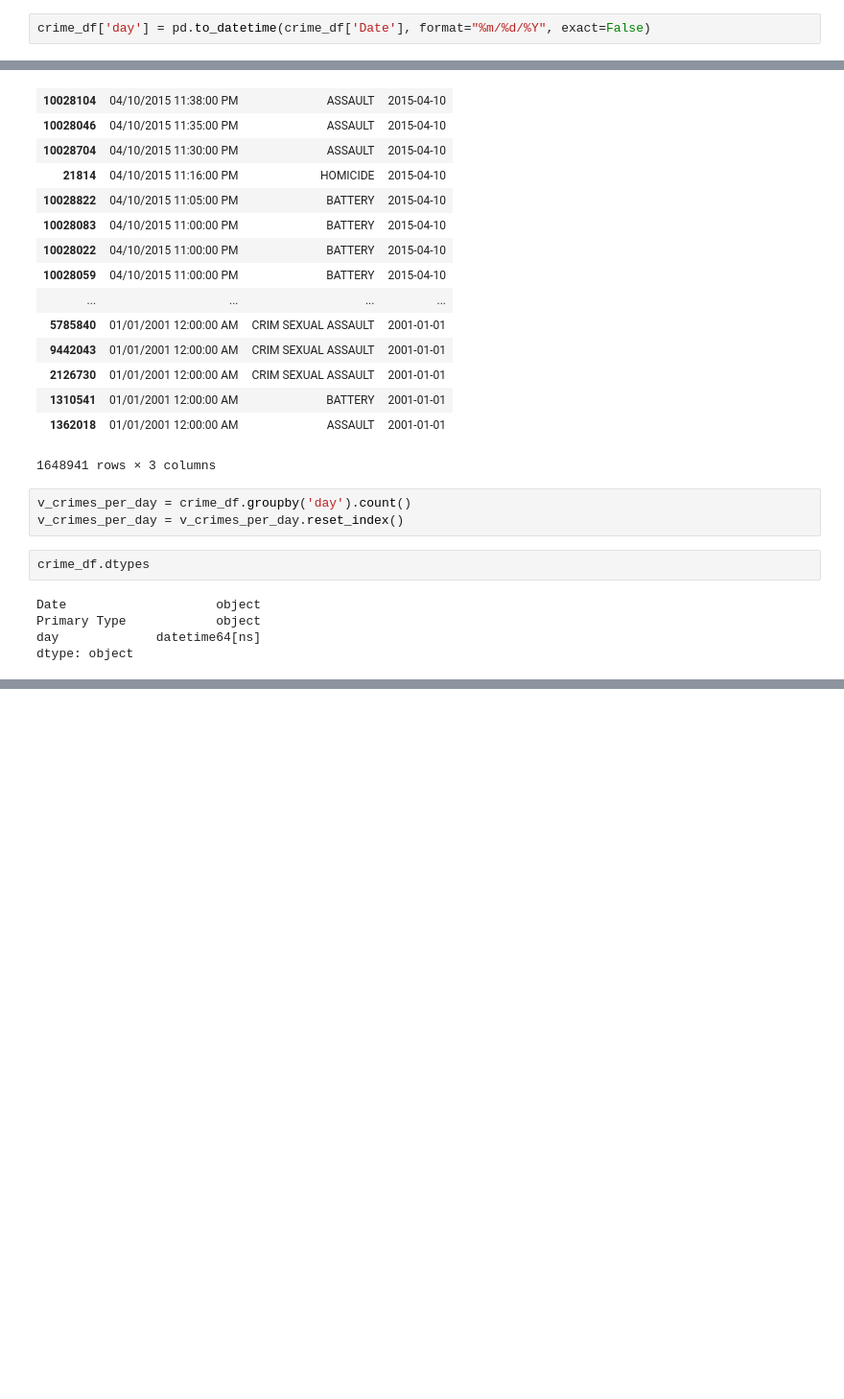
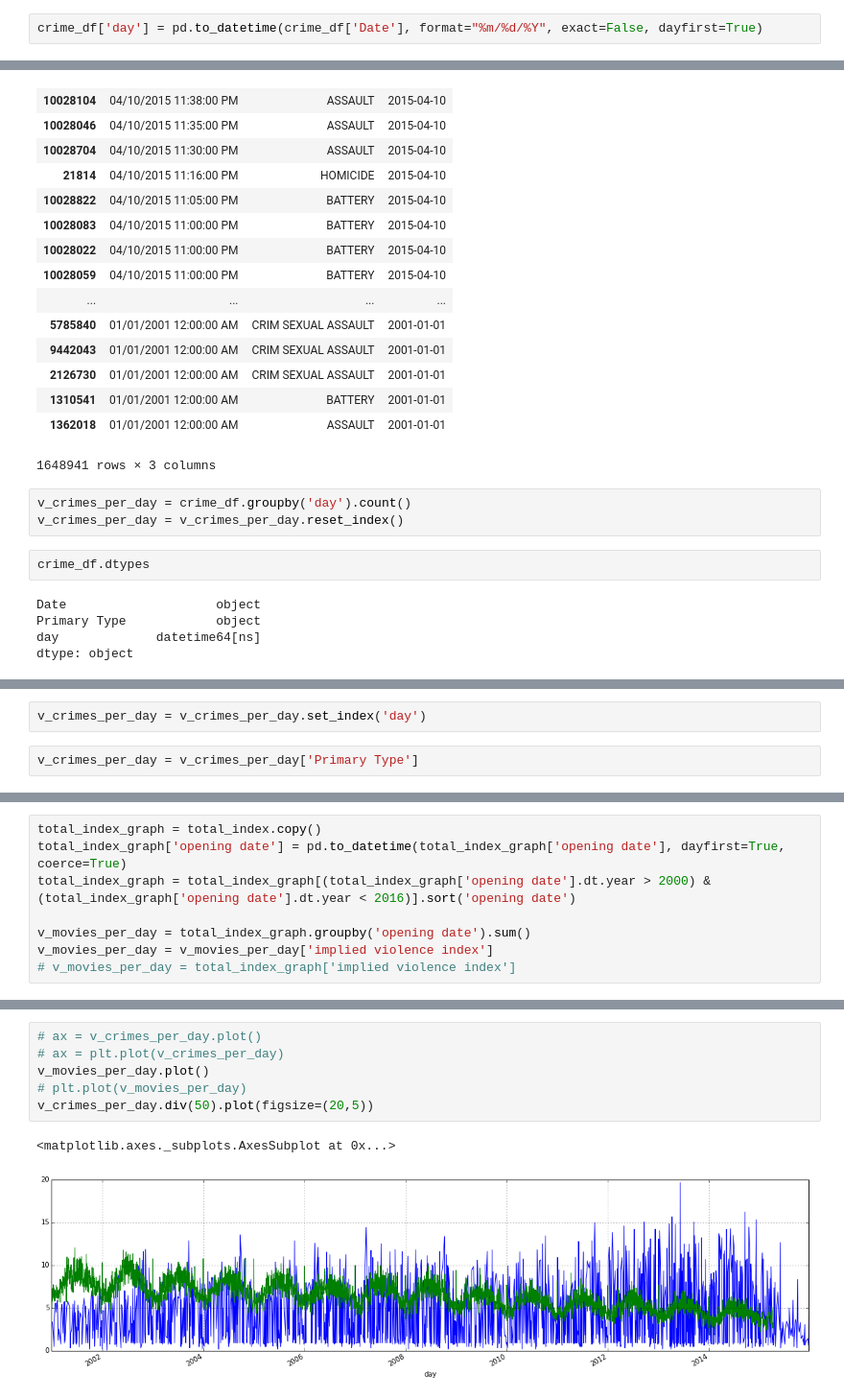
Before and after one commit to potatochip/movie_data_scraping, a Jupyter notebook: Violence_index.ipynb, the cells around one changed output, grey strips where cells are left out. Shown: that part at 96% size. Drawn from its saved outputs; the diff is of its cells as text; blank space fills up the shorter version.

```diff
--- a/Violence_index.ipynb
+++ b/Violence_index.ipynb
@@ -258,7 +407,7 @@ crime_df
 | 1362018 | 01/01/2001 12:00:00 AM | ASSAULT |
 1648941 rows × 2 columns
 # %%
-crime_df['day'] = pd.to_datetime(crime_df['Date'], format="%m/%d/%Y", exact=False)
+crime_df['day'] = pd.to_datetime(crime_df['Date'], format="%m/%d/%Y", exact=False, dayfirst=True)
 # %%
 crime_df
 # %% [output]
@@ -328,0 +470,4 @@ new_graph
+# %%
+v_crimes_per_day = v_crimes_per_day.set_index('day')
+# %%
+v_crimes_per_day = v_crimes_per_day['Primary Type']
@@ -328,0 +494,8 @@ new_graph
+# %%
+total_index_graph = total_index.copy()
+total_index_graph['opening date'] = pd.to_datetime(total_index_graph['opening date'], dayfirst=True, coerce=True)
+total_index_graph = total_index_graph[(total_index_graph['opening date'].dt.year > 2000) & (total_index_graph['opening date'].dt.year < 2016)].sort('opening date')
+
+v_movies_per_day = total_index_graph.groupby('opening date').sum()
+v_movies_per_day = v_movies_per_day['implied violence index']
+# v_movies_per_day = total_index_graph['implied violence index']
@@ -328,0 +522,9 @@ new_graph
+# %%
+# ax = v_crimes_per_day.plot()
+# ax = plt.plot(v_crimes_per_day)
+v_movies_per_day.plot()
+# plt.plot(v_movies_per_day)
+v_crimes_per_day.div(50).plot(figsize=(20,5))
+# %% [output]
+<matplotlib.axes._subplots.AxesSubplot at 0x...>
+[figure, added]
```
Also changed, not shown: parts of 22 cells of this notebook, 3 other files.
